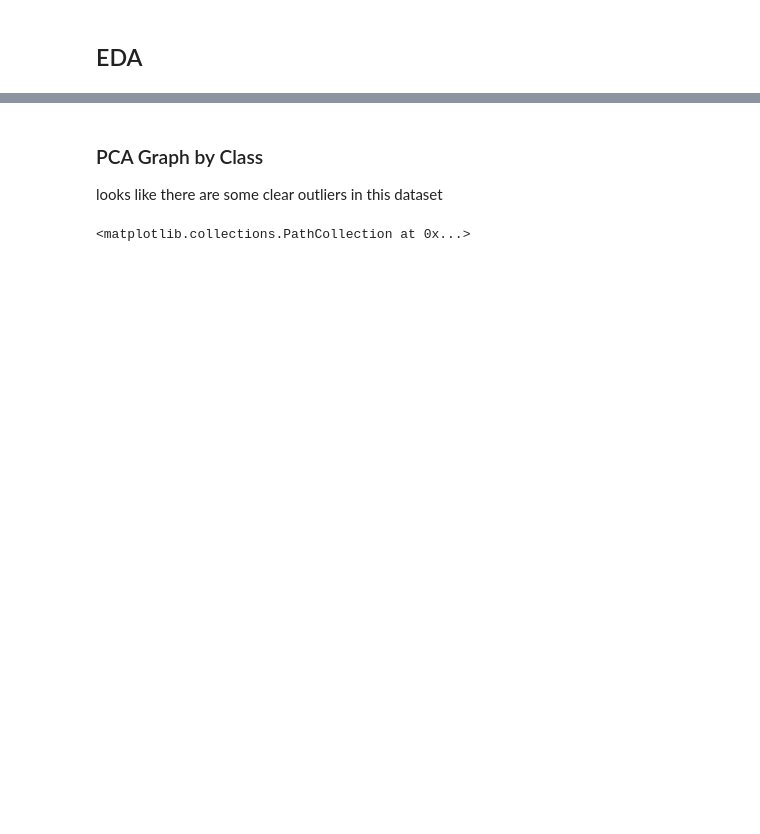
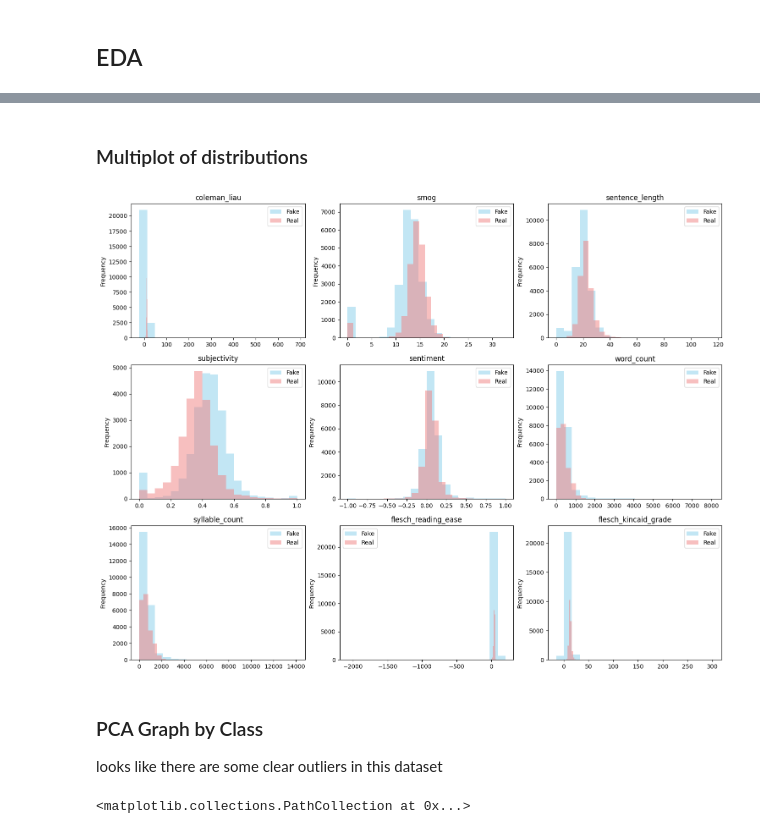
Before and after one commit to avarose444/Big-Data-Final-Project, a Jupyter notebook: Final_Project.ipynb, the cells around one changed output, grey strips where cells are left out. Saved outputs shown, nothing was run; the diff lists cells and outputs as text; code cells hidden in the pictures; blank space fills up the shorter version.

```diff
--- a/Final_Project.ipynb
+++ b/Final_Project.ipynb
@@ -119,3 +229,24 @@ dtype: object
+# %% [markdown]
+### Multiplot of distributions
+# %%
+# scale the y-axis to the max value of the data
+# ax.set_ylim(0, df_vis.max().max() * 1.1) # Adjust the multiplier as needed
+# Add grid lines for better readability
+
+ax.yaxis.grid(True, linestyle='--', alpha=0.7)
+
+# make a multihistogram of the features in a 3x3 grid
+fig, axs = plt.subplots(3, 3, figsize=(18, 14))
+for i, feature in enumerate(function_dict.keys()):
+    ax = axs[i // 3, i % 3]
+    ax.hist(df_fake[feature], bins=20, alpha=0.5, label='Fake', color='skyblue')
+    ax.hist(df_real[feature], bins=20, alpha=0.5, label='Real', color='lightcoral')
+    ax.set_title(feature)
+    # ax.set_xlabel('Value')
+    ax.set_ylabel('Frequency')
+    ax.legend()
+# %% [output]
+[figure, added]
 # %% [markdown]
 ### PCA Graph by Class
 
```
Also changed, not shown: parts of 10 cells of this notebook, 1 other file.
